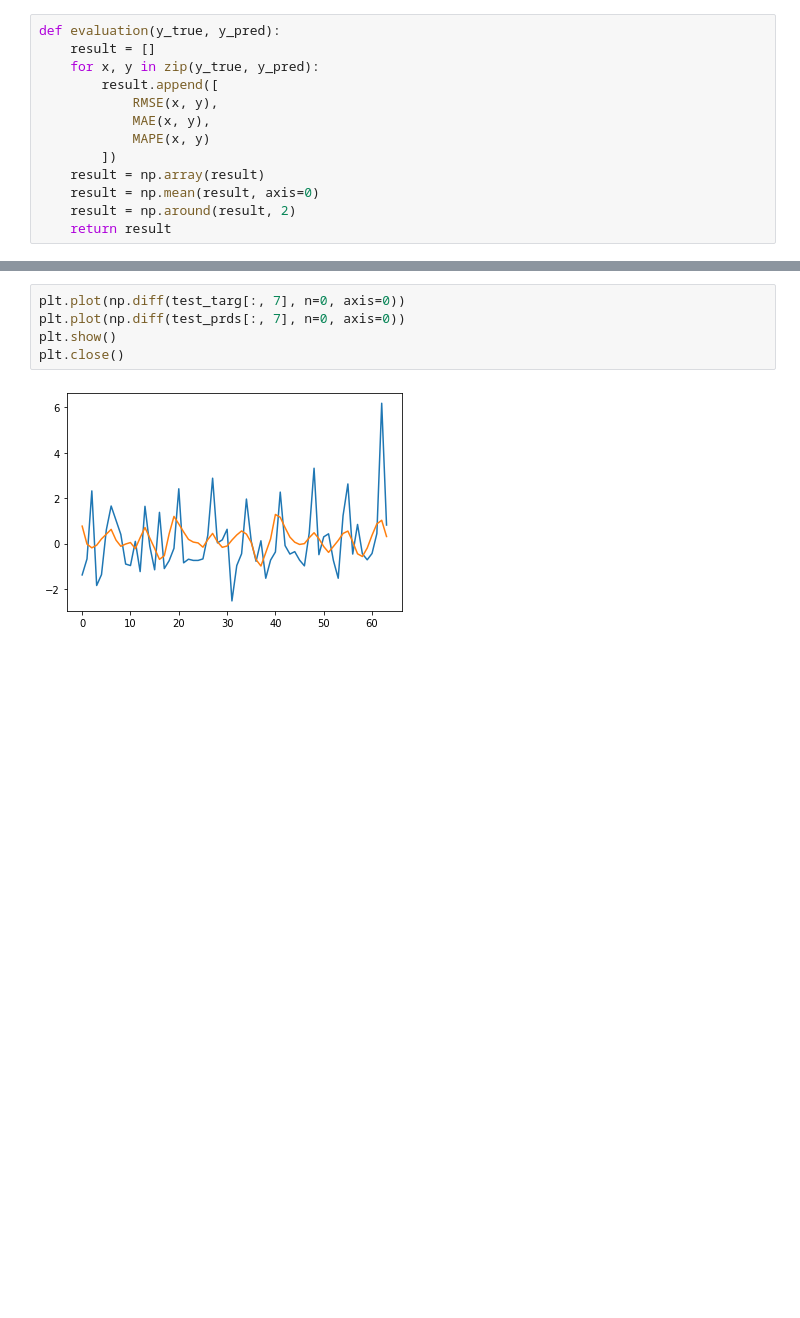
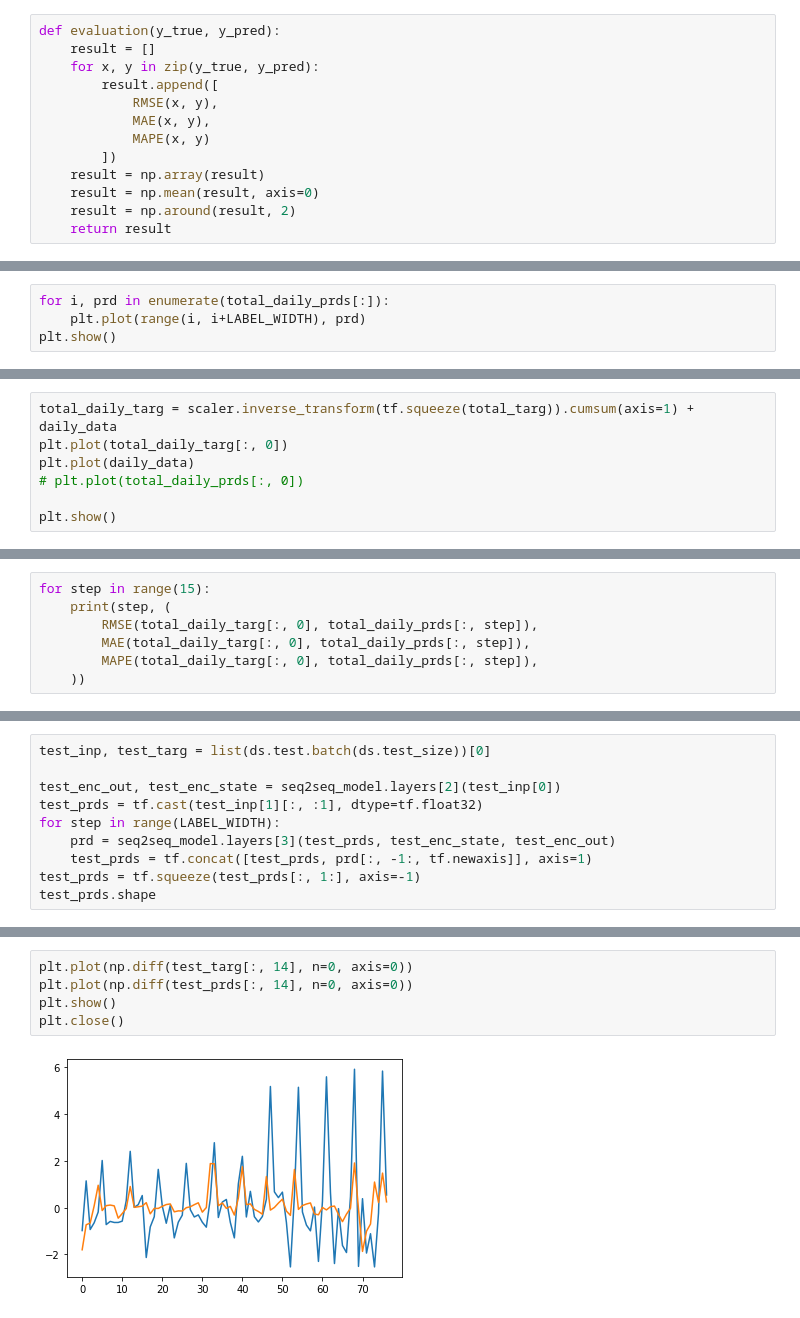
Before and after one commit to Kim-inhwan/forecast-covid, a Jupyter notebook: analysis.ipynb, the cells around one changed output, grey strips where cells are left out. Drawn from its saved outputs; the diff is of its cells as text; blank space fills up the shorter version.

```diff
--- a/analysis.ipynb
+++ b/analysis.ipynb
@@ -109,0 +298,4 @@ plt.close()
+# %%
+for i, prd in enumerate(total_daily_prds[:]):
+    plt.plot(range(i, i+LABEL_WIDTH), prd)
+plt.show()
@@ -109,0 +304,7 @@ plt.close()
+# %%
+total_daily_targ = scaler.inverse_transform(tf.squeeze(total_targ)).cumsum(axis=1) + daily_data
+plt.plot(total_daily_targ[:, 0])
+plt.plot(daily_data)
+# plt.plot(total_daily_prds[:, 0])
+
+plt.show()
@@ -109,0 +329,7 @@ plt.close()
+# %%
+for step in range(15):
+    print(step, (
+        RMSE(total_daily_targ[:, 0], total_daily_prds[:, step]),
+        MAE(total_daily_targ[:, 0], total_daily_prds[:, step]),
+        MAPE(total_daily_targ[:, 0], total_daily_prds[:, step]),
+    ))
@@ -113,0 +445,10 @@ test_targ.shape, test_prds.shape
+# %%
+test_inp, test_targ = list(ds.test.batch(ds.test_size))[0]
+
+test_enc_out, test_enc_state = seq2seq_model.layers[2](test_inp[0])
+test_prds = tf.cast(test_inp[1][:, :1], dtype=tf.float32)
+for step in range(LABEL_WIDTH):
+    prd = seq2seq_model.layers[3](test_prds, test_enc_state, test_enc_out)
+    test_prds = tf.concat([test_prds, prd[:, -1:, tf.newaxis]], axis=1)
+test_prds = tf.squeeze(test_prds[:, 1:], axis=-1)
+test_prds.shape
@@ -114,7 +464,7 @@ test_targ.shape, test_prds.shape
 # %%
-plt.plot(np.diff(test_targ[:, 7], n=0, axis=0))
-plt.plot(np.diff(test_prds[:, 7], n=0, axis=0))
+plt.plot(np.diff(test_targ[:, 14], n=0, axis=0))
+plt.plot(np.diff(test_prds[:, 14], n=0, axis=0))
 plt.show()
 plt.close()
 # %% [output]
-[figure, old version]
+[figure, new version]
```
Also changed, not shown: parts of 57 cells of this notebook, 5 other files.
